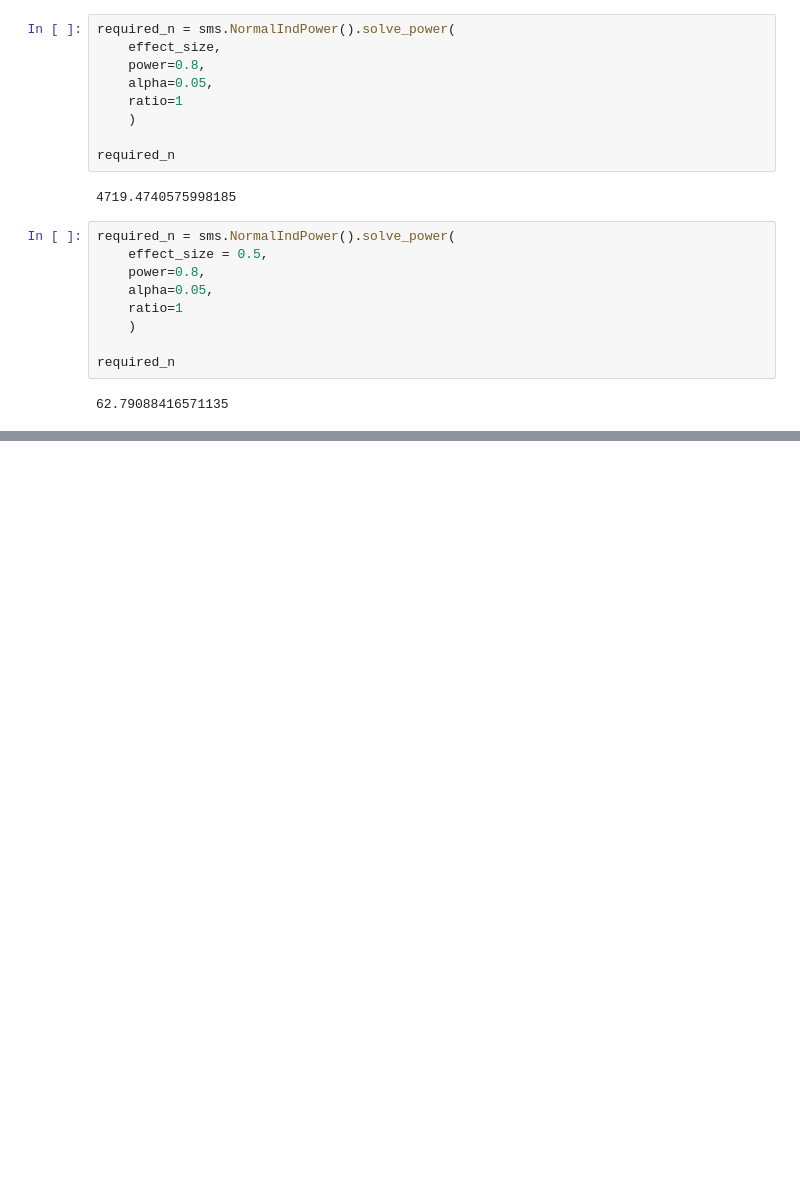
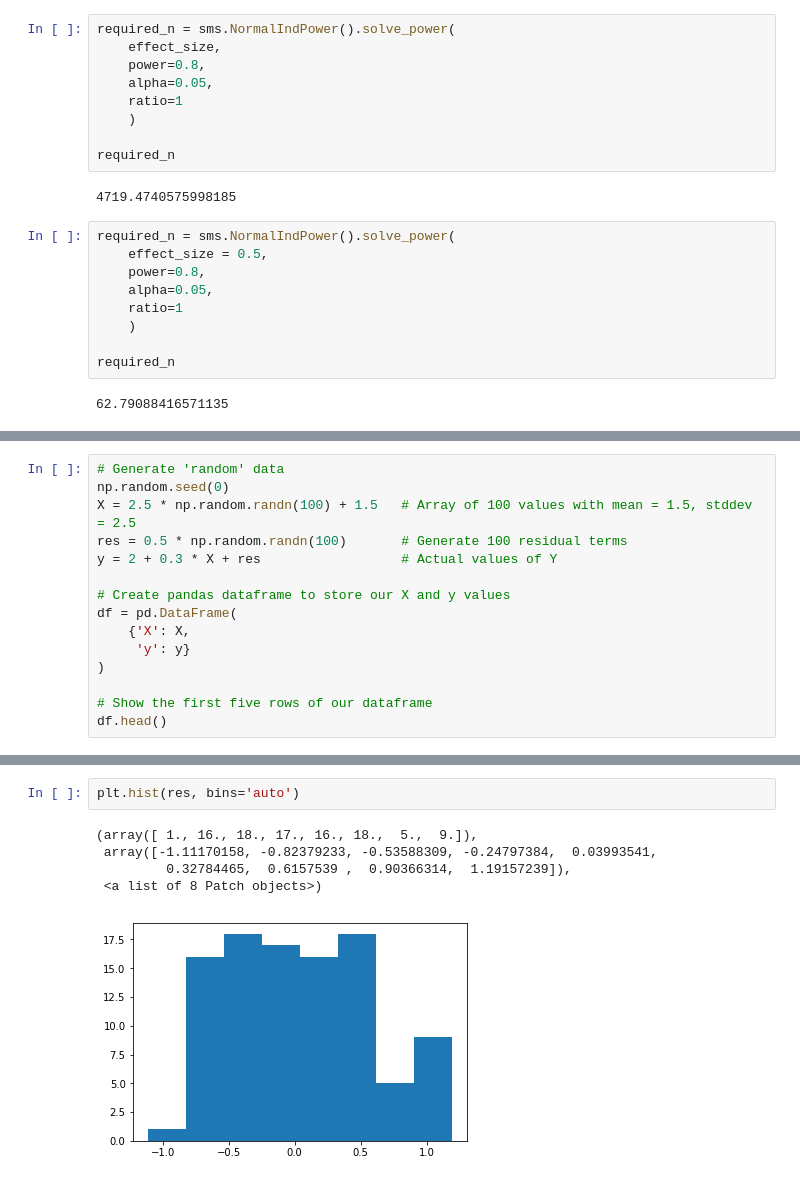
Before and after one commit to huangty1208/Data-Challenge, a Jupyter notebook: Customer Cliff/Scipy_stats.ipynb, the cells around one changed output, grey strips where cells are left out. Saved outputs shown, nothing was run; the diff lists cells and outputs as text; blank space fills up the shorter version.

```diff
--- a/Customer Cliff/Scipy_stats.ipynb
+++ b/Customer Cliff/Scipy_stats.ipynb
@@ -677,0 +751,15 @@ required_n
+# %%
+# Generate 'random' data
+np.random.seed(0)
+X = 2.5 * np.random.randn(100) + 1.5   # Array of 100 values with mean = 1.5, stddev = 2.5
+res = 0.5 * np.random.randn(100)       # Generate 100 residual terms
+y = 2 + 0.3 * X + res                  # Actual values of Y
+
+# Create pandas dataframe to store our X and y values
+df = pd.DataFrame(
+    {'X': X,
+     'y': y}
+)
+
+# Show the first five rows of our dataframe
+df.head()
@@ -677,0 +773,8 @@ required_n
+# %%
+plt.hist(res, bins='auto')
+# %% [output]
+(array([ 1., 16., 18., 17., 16., 18.,  5.,  9.]),
+ array([-1.11170158, -0.82379233, -0.53588309, -0.24797384,  0.03993541,
+         0.32784465,  0.6157539 ,  0.90366314,  1.19157239]),
+ <a list of 8 Patch objects>)
+[figure, added]
```
Also changed, not shown: parts of 30 cells of this notebook.
